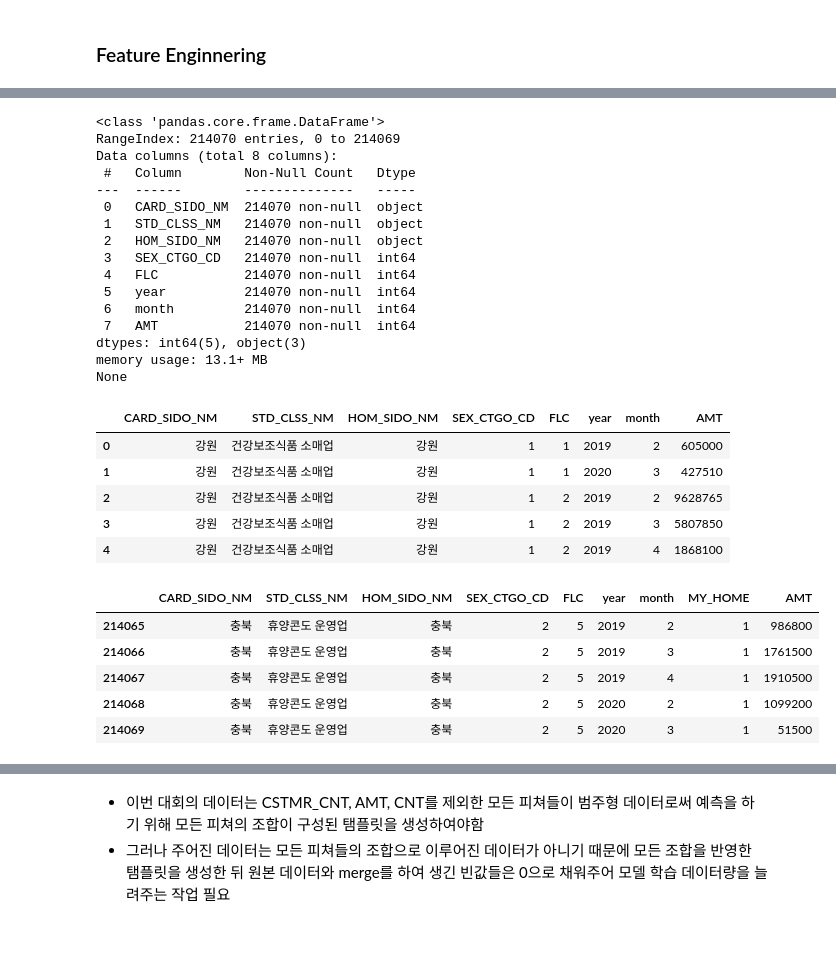
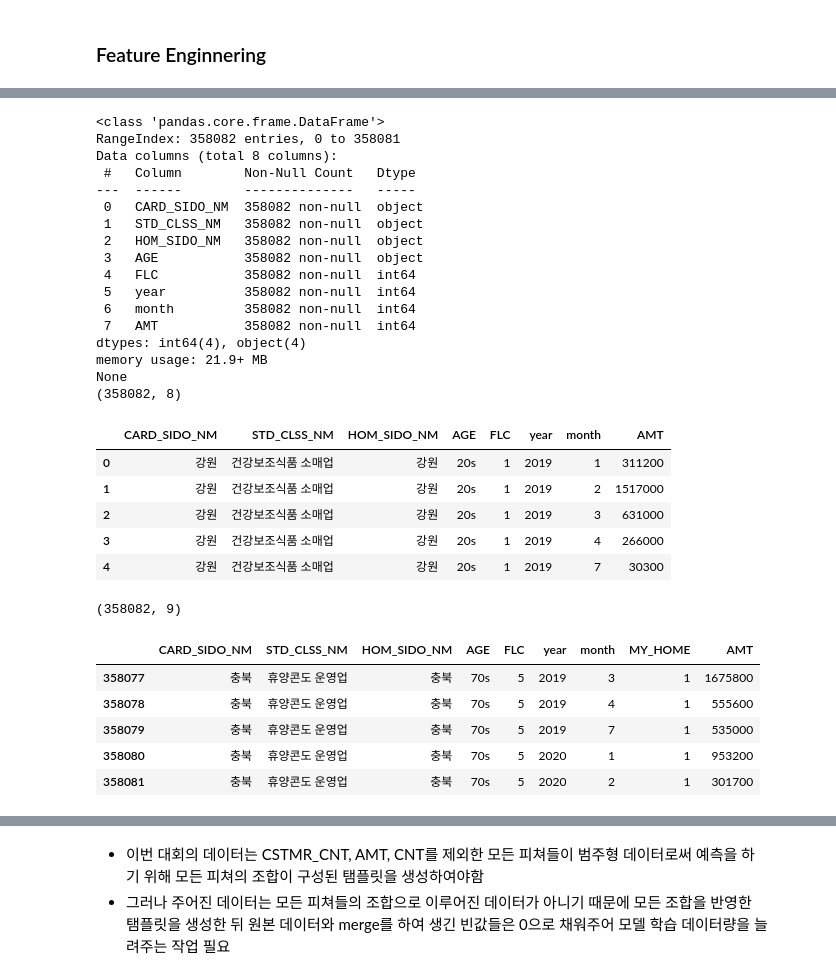
Before and after one commit to kim-bo-saeng/dacon_jeju, a Jupyter notebook: jeju_data_analysis.ipynb, the cells around one changed output, grey strips where cells are left out. Drawn from its saved outputs; the diff is of its cells as text; code cells hidden in the pictures; blank space fills up the shorter version.

```diff
--- a/jeju_data_analysis.ipynb
+++ b/jeju_data_analysis.ipynb
@@ -81,0 +74,4 @@ row_data.tail()
+# %%
+row_data = pd.concat([row_data_201901_202003,row_data_202004]).reset_index(drop = True)
+print(row_data.shape)
+row_data.tail()
@@ -145,2 +266,7 @@ findfont: Font family ['NanumBarunGothic'] not found. Falling back to DejaVu San
 # %% [markdown]
 ### Feature Enginnering
+# %%
+# 모델 학습을 위한 데이터 선택 : 2019년 1월/2월/3월/4월/7월 + 2020년 1월/2월/3월/4월
+data2019_12347_2020_1234 = row_data[(row_data['REG_YYMM'] == 201901) | (row_data['REG_YYMM'] == 201902) | (row_data['REG_YYMM'] == 201903) | (row_data['REG_YYMM'] == 201904) | (row_data['REG_YYMM'] == 201907) |
+                                    (row_data['REG_YYMM'] == 202001) | (row_data['REG_YYMM'] == 202002) | (row_data['REG_YYMM'] == 202003) | (row_data['REG_YYMM'] == 202004)]
+data2019_12347_2020_1234.tail()
@@ -181,7 +323,7 @@ def grap_month(data):
   return int(data[4:])
 # %%
 # 날짜 처리
-temp_data = data190234_2023.copy()
+temp_data = data2019_12347_2020_1234.copy()
 temp_data = temp_data.fillna('')
 temp_data['year'] = temp_data['REG_YYMM'].apply(lambda x : grap_year(x))
 temp_data['month'] = temp_data['REG_YYMM'].apply(lambda x : grap_month(x))
@@ -202,17 +344,17 @@ df = temp_data.copy()
 
 # CARD_SIDO_NM, STD_CLSS_NM, HOM_SIDO_NM 컬럼은 고정으로 사용하고 CARD_CCG_NM, HOM_CCG_NM, CSTMR_CNT, CNT컬럼은 고정으로 제거한뒤 나머지 컬럼을 조합해보며 df 생성
 
-# 기본(public score : 1.5775297675 / 자체 스코어 : 0.7881687154734192)
+# 기본(4월 스코어 :  1.2949314866912074e-06)
 #df = df.drop(['CARD_CCG_NM', 'HOM_CCG_NM','CSTMR_CNT', 'CNT'], axis = 1)
-#columns = ['CARD_SIDO_NM', 'STD_CLSS_NM', 'HOM_SIDO_NM',	'SEX_CTGO_CD', 'AGE',	'FLC', 'year',	'month']
+#columns = ['CARD_SIDO_NM', 'STD_CLSS_NM', 'HOM_SIDO_NM', 'AGE', 'SEX_CTGO_CD',	'FLC', 'year',	'month']
 
-# CARD_CCG_NM, HOM_CCG_NM , SEX_CTGO_CD 제거 (public score : 1.5113220604 / 자체 스코어 : 0.66970846388974)
-#df = df.drop(['CARD_CCG_NM', 'HOM_CCG_NM','SEX_CTGO_CD','CSTMR_CNT', 'CNT'], axis = 1)
-#columns = ['CARD_SIDO_NM', 'STD_CLSS_NM', 'HOM_SIDO_NM','AGE', 'FLC', 'year',	'month']
+# CARD_CCG_NM, HOM_CCG_NM , SEX_CTGO_CD 제거 (4월 스코어 : 6.01379826812848e-07)
+df = df.drop(['CARD_CCG_NM', 'HOM_CCG_NM','SEX_CTGO_CD','CSTMR_CNT', 'CNT'], axis = 1)
+columns = ['CARD_SIDO_NM', 'STD_CLSS_NM', 'HOM_SIDO_NM','AGE', 'FLC', 'year',	'month']
 
 # CARD_CCG_NM, HOM_CCG_NM , AGE 제거(public score : 1.4770044178 / 자체 스코어 : 0.5719960651272783)
-df = df.drop(['CARD_CCG_NM', 'HOM_CCG_NM','AGE','CSTMR_CNT', 'CNT'], axis = 1)
-columns = ['CARD_SIDO_NM', 'STD_CLSS_NM', 'HOM_SIDO_NM', 'SEX_CTGO_CD', 'FLC', 'year',	'month']
+#df = df.drop(['CARD_CCG_NM', 'HOM_CCG_NM','AGE','CSTMR_CNT', 'CNT'], axis = 1)
+#columns = ['CARD_SIDO_NM', 'STD_CLSS_NM', 'HOM_SIDO_NM', 'SEX_CTGO_CD', 'FLC', 'year',	'month']
 
 # CARD_CCG_NM, HOM_CCG_NM , FLC 제거
 #df = df.drop(['CARD_CCG_NM', 'HOM_CCG_NM', 'FLC','CSTMR_CNT', 'CNT'], axis = 1)
@@ -238,27 +380,29 @@ columns = ['CARD_SIDO_NM', 'STD_CLSS_NM', 'HOM_SIDO_NM', 'SEX_CTGO_CD', 'FLC', '
 df = df.groupby(columns).sum().reset_index(drop=False)
 
 print(df.info())
+print(df.shape)
 df.head()
 # %% [output]
 <class 'pandas.core.frame.DataFrame'>
-RangeIndex: 214070 entries, 0 to 214069
+RangeIndex: 358082 entries, 0 to 358081
 Data columns (total 8 columns):
  #   Column        Non-Null Count   Dtype
 ---  ------        --------------   -----
- 0   CARD_SIDO_NM  214070 non-null  object
- 1   STD_CLSS_NM   214070 non-null  object
- 2   HOM_SIDO_NM   214070 non-null  object
- 3   SEX_CTGO_CD   214070 non-null  int64
- 4   FLC           214070 non-null  int64
- 5   year          214070 non-null  int64
- 6   month         214070 non-null  int64
- 7   AMT           214070 non-null  int64
-dtypes: int64(5), object(3)
-memory usage: 13.1+ MB
+ 0   CARD_SIDO_NM  358082 non-null  object
+ 1   STD_CLSS_NM   358082 non-null  object
+ 2   HOM_SIDO_NM   358082 non-null  object
+ 3   AGE           358082 non-null  object
+ 4   FLC           358082 non-null  int64
+ 5   year          358082 non-null  int64
+ 6   month         358082 non-null  int64
+ 7   AMT           358082 non-null  int64
+dtypes: int64(4), object(4)
+memory usage: 21.9+ MB
 None
+(358082, 8)
-|  | CARD_SIDO_NM | STD_CLSS_NM | HOM_SIDO_NM | SEX_CTGO_CD | FLC | year | month | AMT |
-| 0 | 강원 | 건강보조식품 소매업 | 강원 | 1 | 1 | 2019 | 2 | 605000 |
-| 1 | 강원 | 건강보조식품 소매업 | 강원 | 1 | 1 | 2020 | 3 | 427510 |
-| 2 | 강원 | 건강보조식품 소매업 | 강원 | 1 | 2 | 2019 | 2 | 9628765 |
-| 3 | 강원 | 건강보조식품 소매업 | 강원 | 1 | 2 | 2019 | 3 | 5807850 |
-| 4 | 강원 | 건강보조식품 소매업 | 강원 | 1 | 2 | 2019 | 4 | 1868100 |
+|  | CARD_SIDO_NM | STD_CLSS_NM | HOM_SIDO_NM | AGE | FLC | year | month | AMT |
+| 0 | 강원 | 건강보조식품 소매업 | 강원 | 20s | 1 | 2019 | 1 | 311200 |
+| 1 | 강원 | 건강보조식품 소매업 | 강원 | 20s | 1 | 2019 | 2 | 1517000 |
+| 2 | 강원 | 건강보조식품 소매업 | 강원 | 20s | 1 | 2019 | 3 | 631000 |
+| 3 | 강원 | 건강보조식품 소매업 | 강원 | 20s | 1 | 2019 | 4 | 266000 |
+| 4 | 강원 | 건강보조식품 소매업 | 강원 | 20s | 1 | 2019 | 7 | 30300 |
@@ -272,17 +409,19 @@ None
 # %%
-# 생활권 비생활권 피쳐 생성
+# MY_HOME 피쳐 생성
 df.loc[df['CARD_SIDO_NM'] == df['HOM_SIDO_NM'], 'MY_HOME'] = 1
 df.loc[df['CARD_SIDO_NM'] != df['HOM_SIDO_NM'], 'MY_HOME'] = 0
 df['MY_HOME'] = df['MY_HOME'].astype(int)
-df = df[['CARD_SIDO_NM',	'STD_CLSS_NM',	'HOM_SIDO_NM',	'SEX_CTGO_CD', 'FLC','year',	'month',	'MY_HOME' ,'AMT']]
+df = df[['CARD_SIDO_NM',	'STD_CLSS_NM',	'HOM_SIDO_NM',	'AGE', 'FLC','year',	'month',	'MY_HOME' ,'AMT']]
+print(df.shape)
 df.tail()
 # %% [output]
+(358082, 9)
-|  | CARD_SIDO_NM | STD_CLSS_NM | HOM_SIDO_NM | SEX_CTGO_CD | FLC | year | month | MY_HOME | AMT |
-| 214065 | 충북 | 휴양콘도 운영업 | 충북 | 2 | 5 | 2019 | 2 | 1 | 986800 |
-| 214066 | 충북 | 휴양콘도 운영업 | 충북 | 2 | 5 | 2019 | 3 | 1 | 1761500 |
-| 214067 | 충북 | 휴양콘도 운영업 | 충북 | 2 | 5 | 2019 | 4 | 1 | 1910500 |
-| 214068 | 충북 | 휴양콘도 운영업 | 충북 | 2 | 5 | 2020 | 2 | 1 | 1099200 |
-| 214069 | 충북 | 휴양콘도 운영업 | 충북 | 2 | 5 | 2020 | 3 | 1 | 51500 |
+|  | CARD_SIDO_NM | STD_CLSS_NM | HOM_SIDO_NM | AGE | FLC | year | month | MY_HOME | AMT |
+| 358077 | 충북 | 휴양콘도 운영업 | 충북 | 70s | 5 | 2019 | 3 | 1 | 1675800 |
+| 358078 | 충북 | 휴양콘도 운영업 | 충북 | 70s | 5 | 2019 | 4 | 1 | 555600 |
+| 358079 | 충북 | 휴양콘도 운영업 | 충북 | 70s | 5 | 2019 | 7 | 1 | 535000 |
+| 358080 | 충북 | 휴양콘도 운영업 | 충북 | 70s | 5 | 2020 | 1 | 1 | 953200 |
+| 358081 | 충북 | 휴양콘도 운영업 | 충북 | 70s | 5 | 2020 | 2 | 1 | 301700 |
 # %%
 # 인코딩
 dtypes = df.dtypes
```
Also changed, not shown: parts of 51 cells of this notebook.
